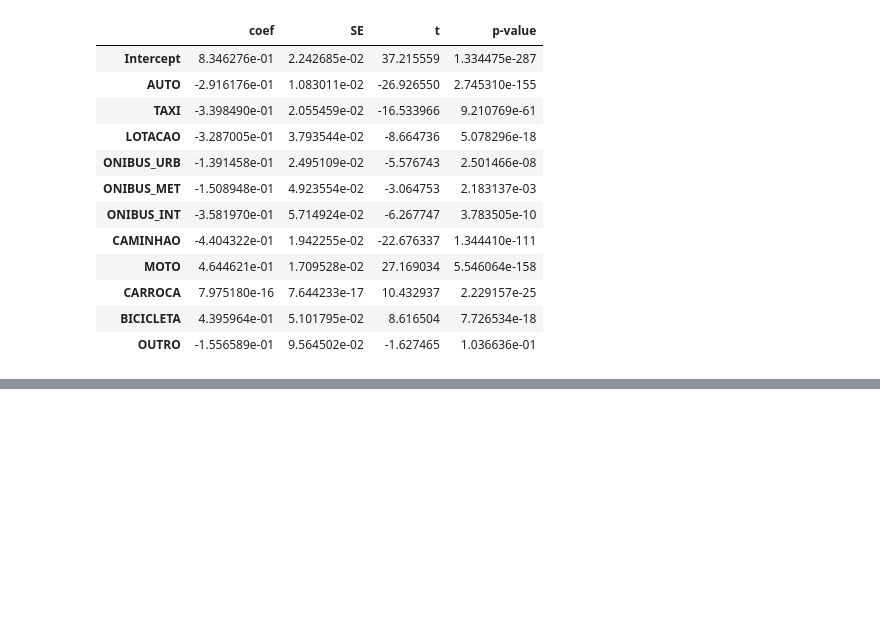
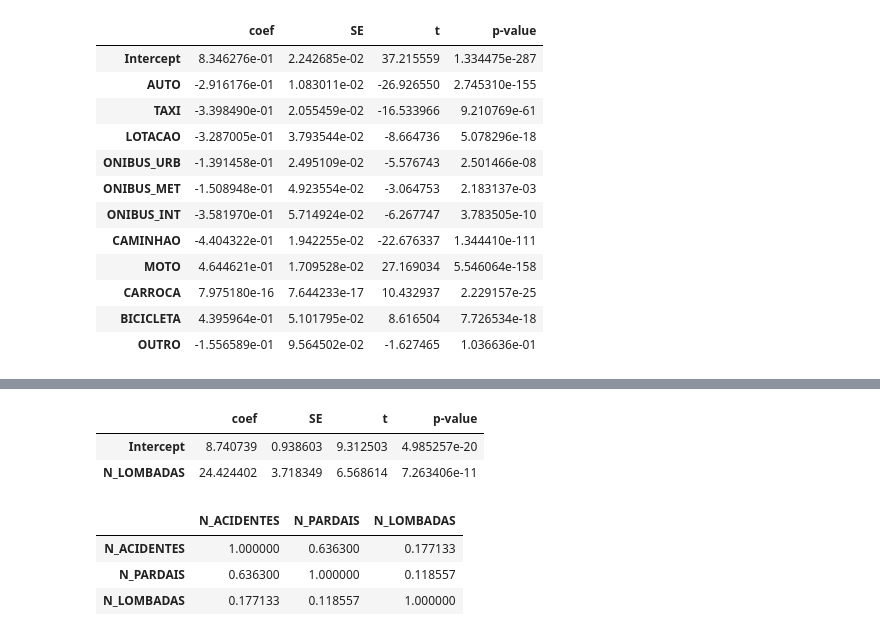
Before and after one commit to if1015-datascience-ufpe/2018-2-projeto-data-lords, a Jupyter notebook: project.ipynb, the cells around one changed output, grey strips where cells are left out. Saved outputs shown, nothing was run; the diff lists cells and outputs as text; code cells hidden in the pictures; blank space fills up the shorter version.

```diff
--- a/project.ipynb
+++ b/project.ipynb
@@ -1051,0 +1095,16 @@ pd.concat([result.params,result.bse,result.tvalues,result.pvalues],
+# %%
+model = smf.ols("N_ACIDENTES ~ N_LOMBADAS",data=acidentes_equip_df)
+result = model.fit()
+pd.concat([result.params,result.bse,result.tvalues,result.pvalues],
+          axis=1, keys=['coef','SE','t','p-value'])
+# %% [output]
+|  | coef | SE | t | p-value |
+| Intercept | 8.740739 | 0.938603 | 9.312503 | 4.985257e-20 |
+| N_LOMBADAS | 24.424402 | 3.718349 | 6.568614 | 7.263406e-11 |
+# %%
+acidentes_equip_df.loc[:, ['N_ACIDENTES', 'N_PARDAIS', 'N_LOMBADAS']].corr()
+# %% [output]
+|  | N_ACIDENTES | N_PARDAIS | N_LOMBADAS |
+| N_ACIDENTES | 1.000000 | 0.636300 | 0.177133 |
+| N_PARDAIS | 0.636300 | 1.000000 | 0.118557 |
+| N_LOMBADAS | 0.177133 | 0.118557 | 1.000000 |
```
Also changed, not shown: parts of 11 cells of this notebook.
